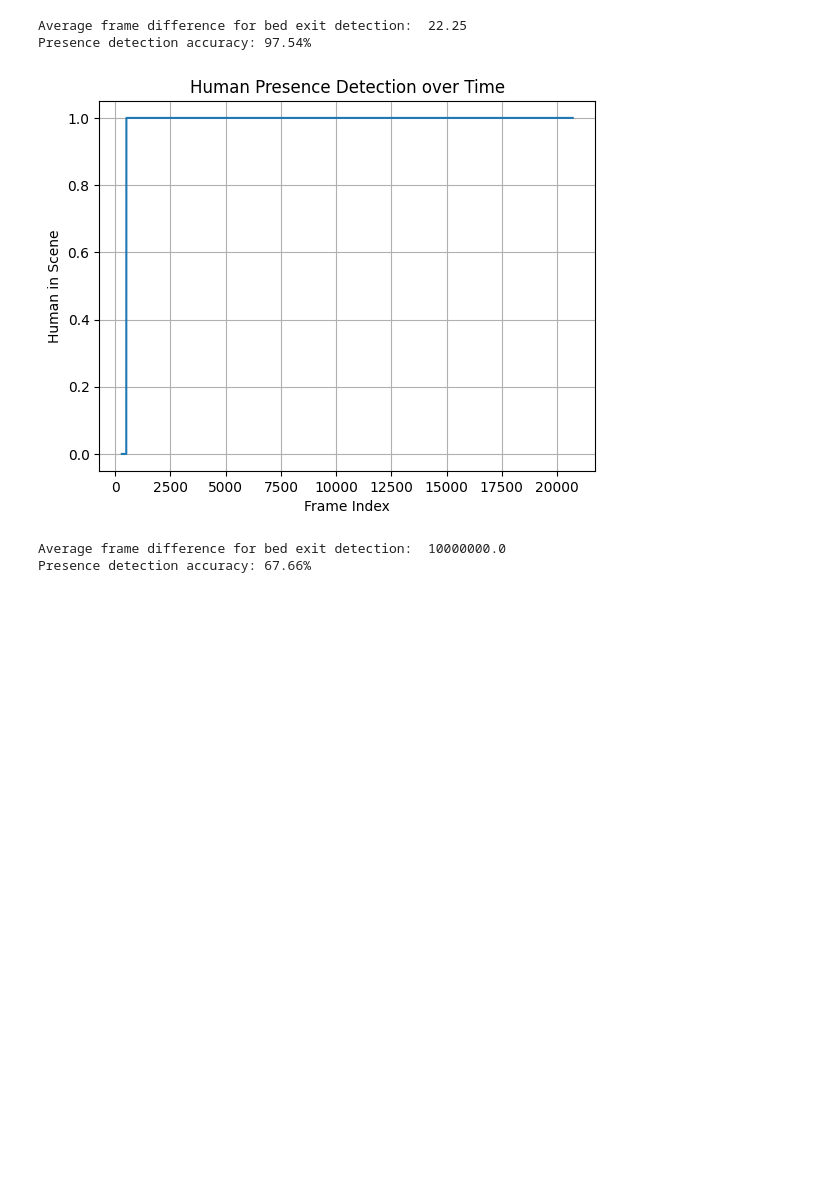
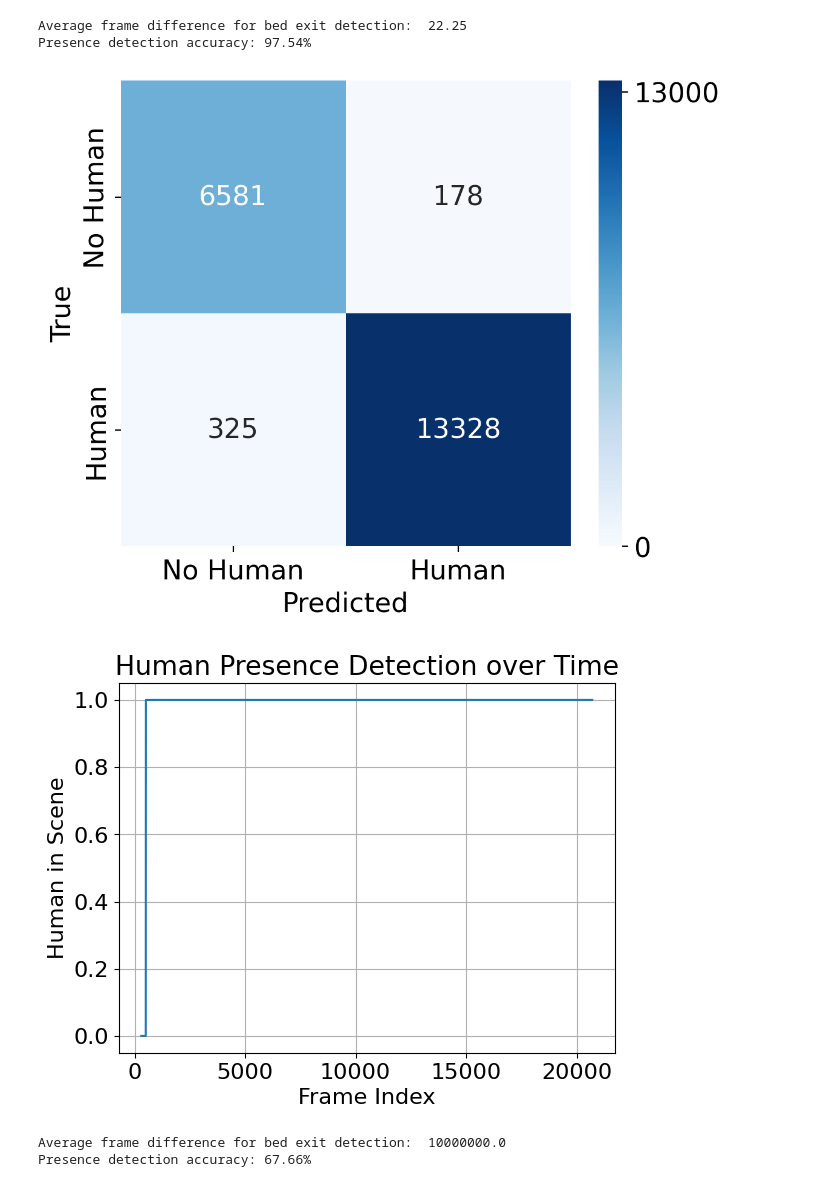
Before and after one commit to Myrmecos/FYP, a Jupyter notebook: src/data_visualization_module/visualize_detection_result.ipynb, the cells around one changed output. Saved outputs shown, nothing was run; the diff lists cells and outputs as text; code cells hidden in the pictures; blank space fills up the shorter version.

```diff
--- a/src/data_visualization_module/visualize_detection_result.ipynb
+++ b/src/data_visualization_module/visualize_detection_result.ipynb
@@ -33,33 +33,64 @@ for i in annotations['leave_bed']:
             min_dst = dst
     avg_dst += min_dst
 avg_dst /= len(annotations['leave_bed'])
 print("Average frame difference for bed exit detection: ", avg_dst)
 
 # 2.3 seconds
 
 # presence detection accuracy
 presence_intervals = []
 for entry, exit in zip(annotations['entries'], annotations['exits']):
     presence_intervals.append((entry, exit))
 
 total_frames = len(detection_result)
 correct_detections = 0
 for i in range(total_frames):
     frame_idx = detection_result[i]['Frame index']
     human_in_scene = detection_result[i]['human_in_scene']
     # check if frame_idx is within any entry-exit interval
     in_scene = False
     for entry, exit in presence_intervals:
         if entry <= frame_idx <= exit:
             in_scene = True
             break
     if in_scene == human_in_scene:
         correct_detections += 1
 accuracy = correct_detections / total_frames * 100
 print(f"Presence detection accuracy: {accuracy:.2f}%")
+
+# plot confusion matrix for presence detection
+import numpy as np
+from sklearn.metrics import confusion_matrix
+import seaborn as sns
+y_true = []
+y_pred = []
+for i in range(total_frames):
+    frame_idx = detection_result[i]['Frame index']
+    human_in_scene = detection_result[i]['human_in_scene']
+    # check if frame_idx is within any entry-exit interval
+    in_scene = False
+    for entry, exit in presence_intervals:
+        if entry <= frame_idx <= exit:
+            in_scene = True
+            break
+    y_true.append(int(in_scene))
+    y_pred.append(int(human_in_scene))
+cm = confusion_matrix(y_true, y_pred)
+plt.rcParams.update({'pdf.fonttype': 42})
+plt.rcParams.update({'ps.fonttype': 42})
+plt.rcParams.update({'font.size': 16})
+plt.figure(figsize=(6, 5), dpi=200)
+sns.heatmap(cm, annot=True, fmt='d', cmap='Blues', xticklabels=['No Human', 'Human'], yticklabels=['No Human', 'Human'], vmin=0,cbar_kws={'ticks': [0, 13000]})
+plt.xlabel('Predicted')
+plt.ylabel('True')
+
+# plt.title('Confusion Matrix for Presence Detection')
+plt.savefig('figures/confusion.pdf', bbox_inches='tight')
+plt.show()
 # %% [output]
 Average frame difference for bed exit detection:  22.25
 Presence detection accuracy: 97.54%
+[figure, added]
 # %%
 # compare against the one without Kalman
 
@@ -68,7 +99,7 @@ Presence detection accuracy: 97.54%
 import pickle as pkl
 
 # load pkl file: /Users/entomophile/Desktop/FYP/entry_exit_detection/presence_detection_workspace/kalman_detection_result_noKalman.pkl
-with open('/Users/entomophile/Desktop/FYP/entry_exit_detection/presence_detection_workspace/kalman_detection_result_noKalman.pkl', 'rb') as f:
+with open('/Users/entomophile/Desktop/FYP/entry_exit_detection/presence_detection_workspace/data/outputs/kalman_detection_result_noKalman.pkl', 'rb') as f:
     detection_result = pkl.load(f)
 # entry format: return_dict = {"human_in_scene": False, "bed_exit": False, "Frame index": idx}
 # plot human_in_scene against idx
@@ -83,7 +114,7 @@ plt.title('Human Presence Detection over Time')
 plt.grid()
 plt.show()
 # %% [output]
-[figure, old version]
+[figure, new version]
 # %%
 # load /Users/entomophile/Desktop/FYP/entry_exit_detection/presence_detection_workspace/data/hall1/annotation.yaml
 import yaml
```
Also changed, not shown: parts of 5 cells of this notebook, 14 other files.
